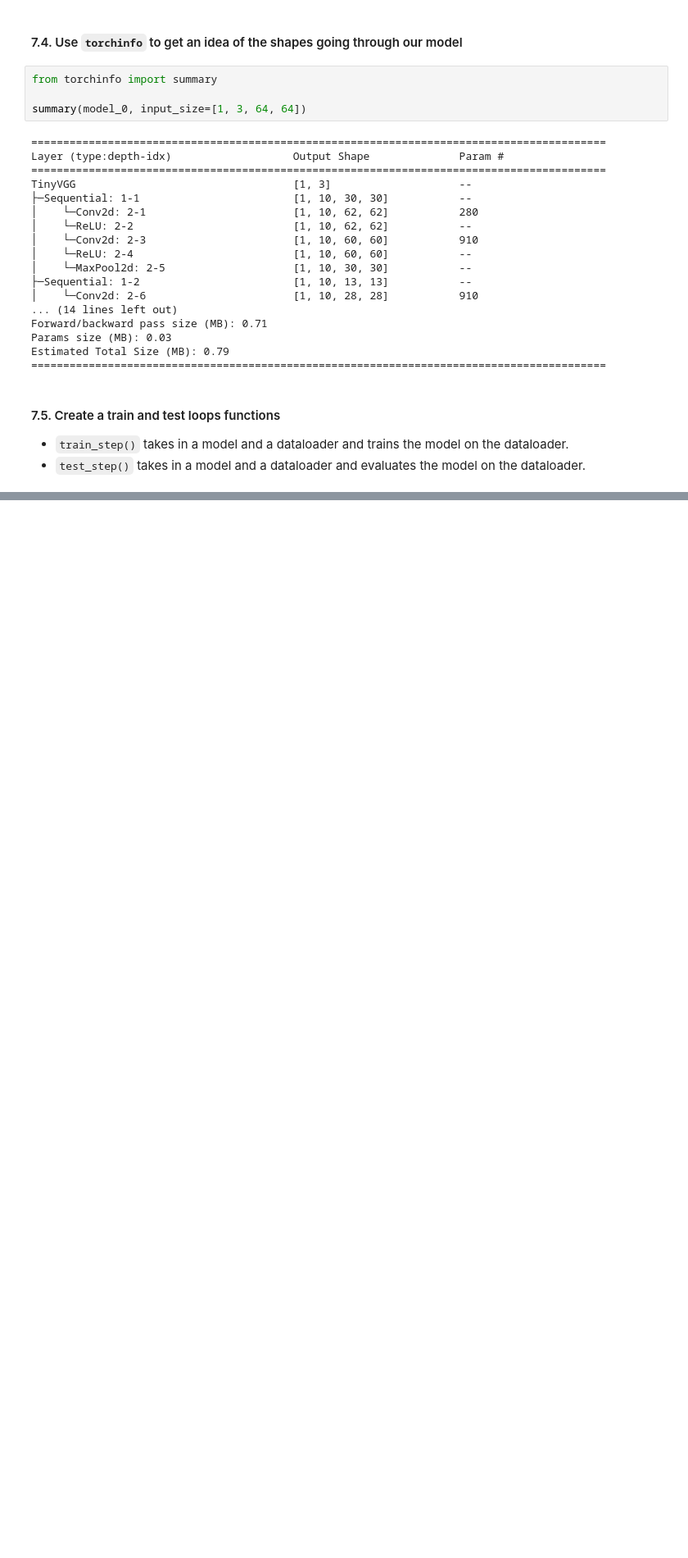
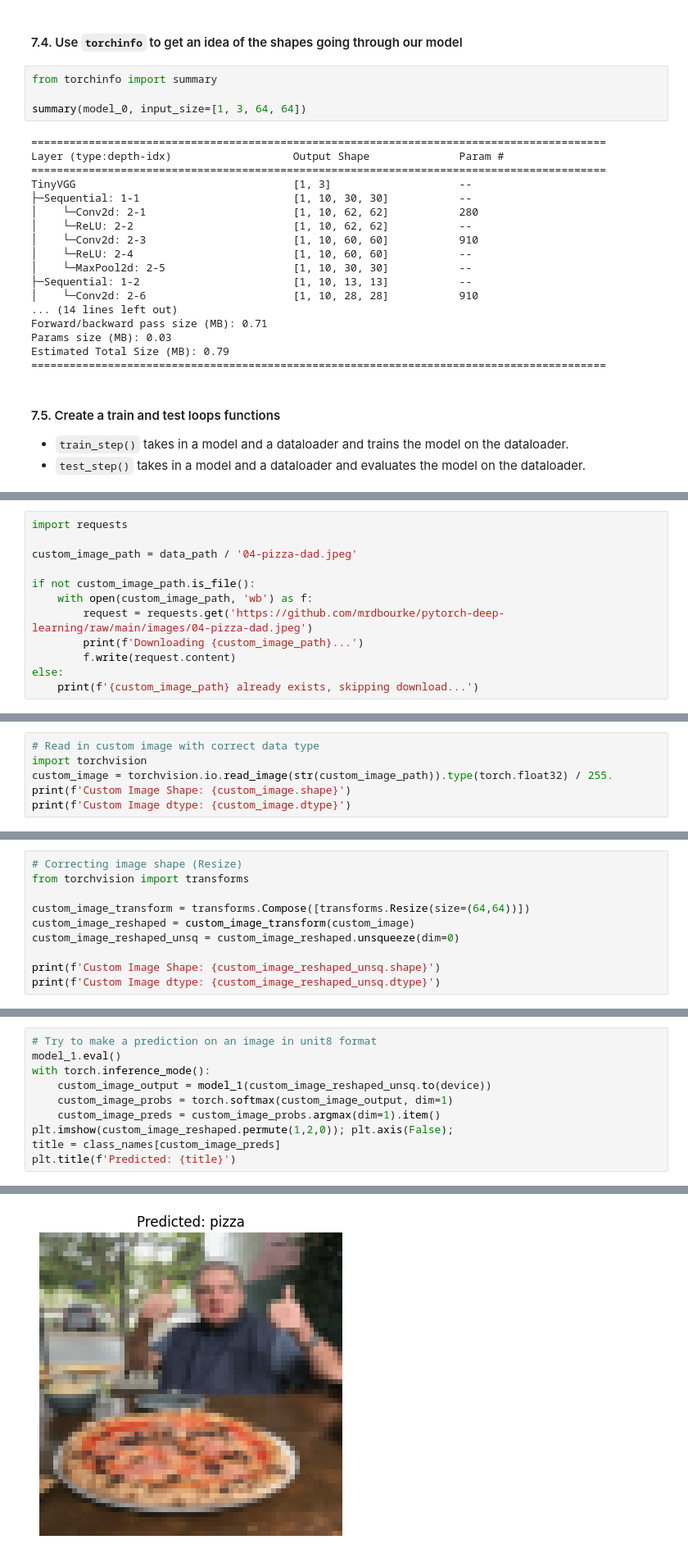
Before and after one commit to Golden572/PhD_Self-Study_RIT, a Jupyter notebook: Courses/PyTorch for Deep Learning & Machine Learning - Full Course/04_Live_pytorch_custom_datasets.ipynb, the cells around one changed output, grey strips where cells are left out. Shown at 82% size. Cells and saved outputs as stored; diff of their text form; blank space fills up the shorter version.

```diff
--- a/Courses/PyTorch for Deep Learning & Machine Learning - Full Course/04_Live_pytorch_custom_datasets.ipynb
+++ b/Courses/PyTorch for Deep Learning & Machine Learning - Full Course/04_Live_pytorch_custom_datasets.ipynb
@@ -814,0 +1009,12 @@ MY_SEED
+# %%
+import requests
+
+custom_image_path = data_path / '04-pizza-dad.jpeg'
+
+if not custom_image_path.is_file():
+    with open(custom_image_path, 'wb') as f:
+        request = requests.get('https://github.com/mrdbourke/pytorch-deep-learning/raw/main/images/04-pizza-dad.jpeg')
+        print(f'Downloading {custom_image_path}...')
+        f.write(request.content)
+else:
+    print(f'{custom_image_path} already exists, skipping download...')
@@ -814,0 +1039,6 @@ MY_SEED
+# %%
+# Read in custom image with correct data type
+import torchvision
+custom_image = torchvision.io.read_image(str(custom_image_path)).type(torch.float32) / 255.
+print(f'Custom Image Shape: {custom_image.shape}')
+print(f'Custom Image dtype: {custom_image.dtype}')
@@ -814,0 +1048,10 @@ MY_SEED
+# %%
+# Correcting image shape (Resize)
+from torchvision import transforms
+
+custom_image_transform = transforms.Compose([transforms.Resize(size=(64,64))])
+custom_image_reshaped = custom_image_transform(custom_image)
+custom_image_reshaped_unsq = custom_image_reshaped.unsqueeze(dim=0)
+
+print(f'Custom Image Shape: {custom_image_reshaped_unsq.shape}')
+print(f'Custom Image dtype: {custom_image_reshaped_unsq.dtype}')
@@ -814,0 +1061,11 @@ MY_SEED
+# %%
+# Try to make a prediction on an image in unit8 format
+model_1.eval()
+with torch.inference_mode():
+    custom_image_output = model_1(custom_image_reshaped_unsq.to(device))
+    custom_image_probs = torch.softmax(custom_image_output, dim=1)
+    custom_image_preds = custom_image_probs.argmax(dim=1).item()
+plt.imshow(custom_image_reshaped.permute(1,2,0)); plt.axis(False);
+title = class_names[custom_image_preds]
+plt.title(f'Predicted: {title}')
+# %% [output]
@@ -814,0 +1073 @@ MY_SEED
+[figure, added]
```
Also changed, not shown: parts of 39 cells of this notebook, 3 other files.
